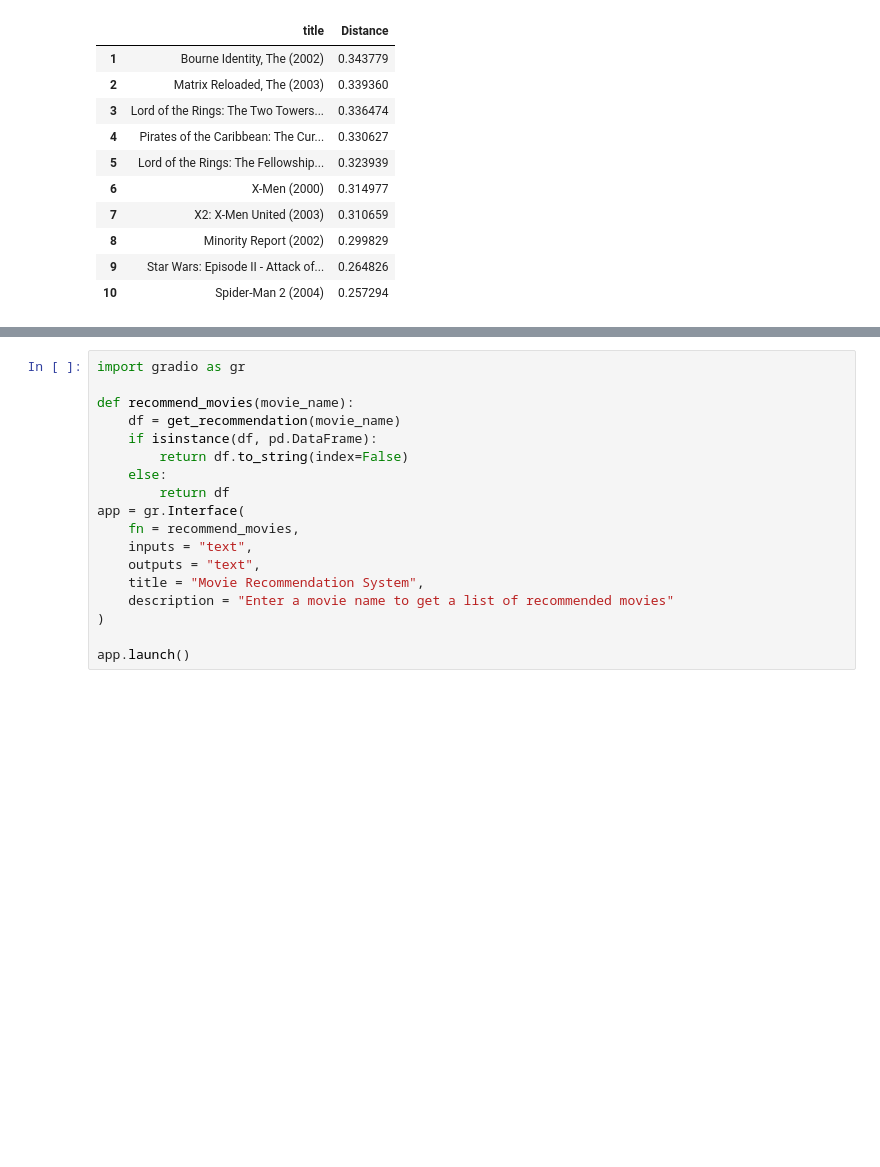
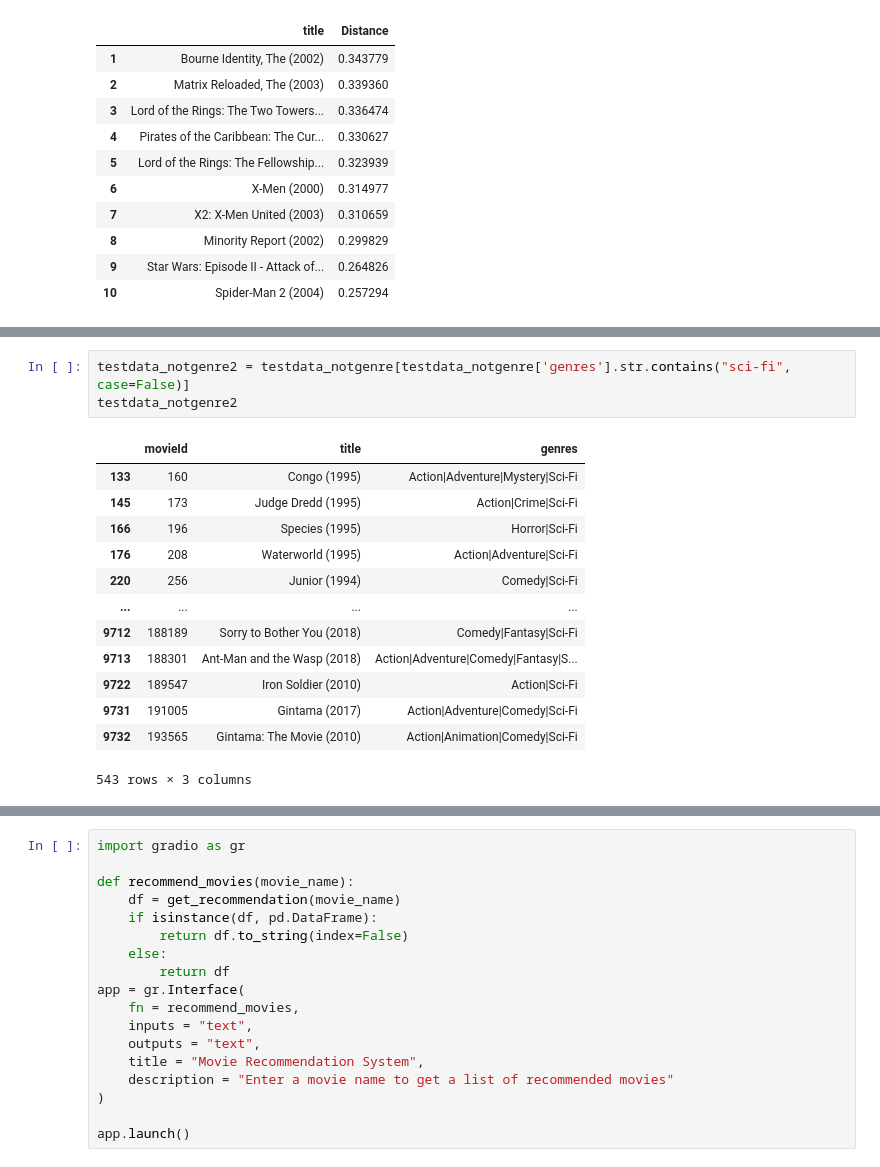
Before and after one commit to marcushsv/Movie-Recommender-Asaai, a Jupyter notebook: Movie Recommendation System.ipynb, the cells around one changed output, grey strips where cells are left out. Cells and saved outputs as stored; diff of their text form; blank space fills up the shorter version.

```diff
--- a/Movie Recommendation System.ipynb
+++ b/Movie Recommendation System.ipynb
@@ -254,0 +290,17 @@ get_recommendation("spider-man")
+# %%
+testdata_notgenre2 = testdata_notgenre[testdata_notgenre['genres'].str.contains("sci-fi", case=False)]
+testdata_notgenre2
+# %% [output]
+|  | movieId | title | genres |
+| 133 | 160 | Congo (1995) | Action|Adventure|Mystery|Sci-Fi |
+| 145 | 173 | Judge Dredd (1995) | Action|Crime|Sci-Fi |
+| 166 | 196 | Species (1995) | Horror|Sci-Fi |
+| 176 | 208 | Waterworld (1995) | Action|Adventure|Sci-Fi |
+| 220 | 256 | Junior (1994) | Comedy|Sci-Fi |
+| ... | ... | ... | ... |
+| 9712 | 188189 | Sorry to Bother You (2018) | Comedy|Fantasy|Sci-Fi |
+| 9713 | 188301 | Ant-Man and the Wasp (2018) | Action|Adventure|Comedy|Fantasy|S... |
+| 9722 | 189547 | Iron Soldier (2010) | Action|Sci-Fi |
+| 9731 | 191005 | Gintama (2017) | Action|Adventure|Comedy|Sci-Fi |
+| 9732 | 193565 | Gintama: The Movie (2010) | Action|Animation|Comedy|Sci-Fi |
+543 rows × 3 columns
```
Also changed, not shown: parts of 10 cells of this notebook.
